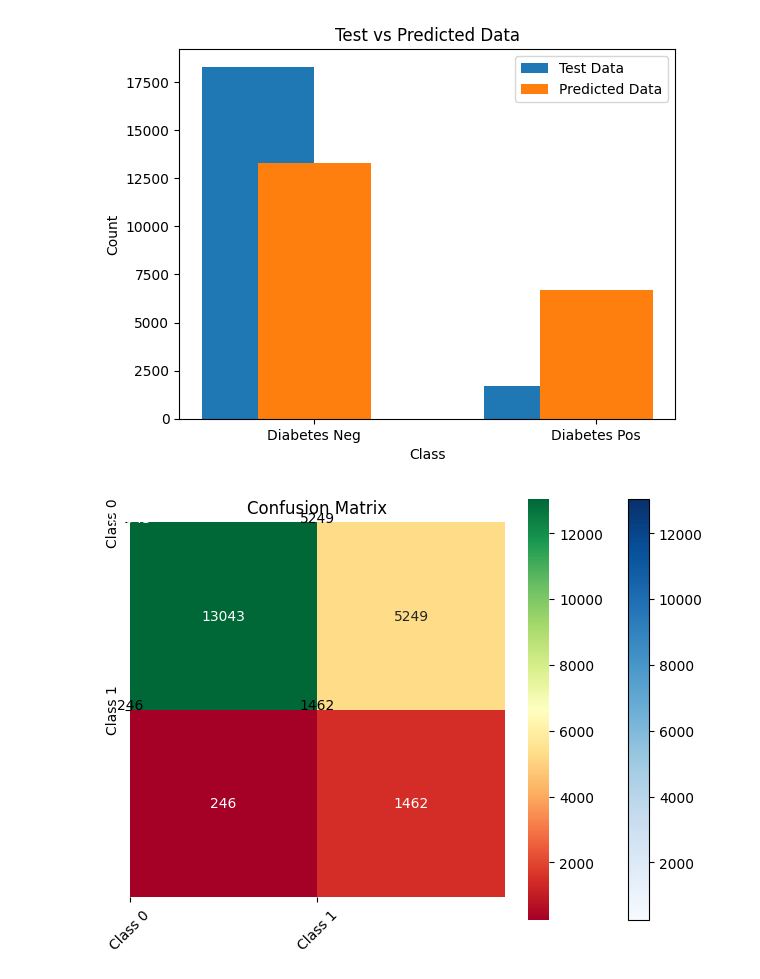
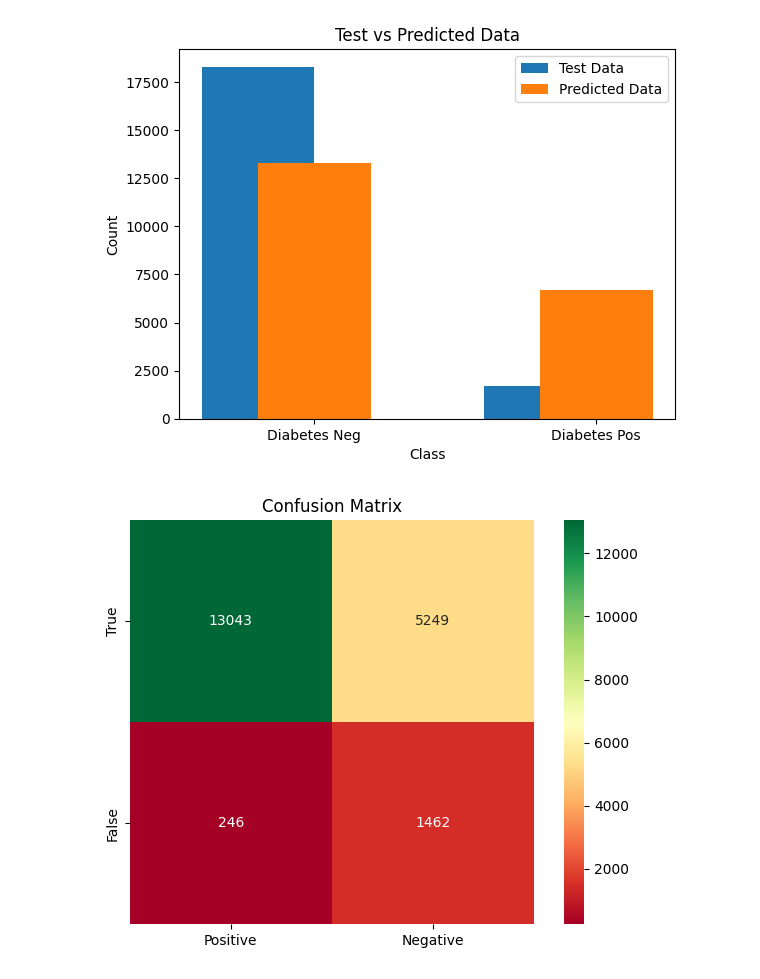
Before and after one commit to nataliea30/DiabetesML, a Jupyter notebook: Keras Attempt.ipynb, the cells around one changed output. Cells and saved outputs as stored; diff of their text form; code cells hidden in the pictures.

Commit message:
PCA File done with colors

```diff
--- a/Keras Attempt.ipynb
+++ b/Keras Attempt.ipynb
@@ -298,37 +293,24 @@ Test Accuracy: 0.7252500057220459
 # %%
 from sklearn.metrics import confusion_matrix
 
 
 # Compute the confusion matrix
 cm = confusion_matrix(y_test, predicted_classes)
 
 # Plot the confusion matrix as an image
 plt.imshow(cm, interpolation='nearest', cmap=plt.cm.Blues)
 
 # Add colorbar
-plt.colorbar()
 
 # Add labels, title, and ticks
-classes = ['Class 0', 'Class 1']  # Replace with your class labels
 plt.xlabel('Predicted labels')
 plt.ylabel('True labels')
 plt.title('Confusion Matrix')
 sns.heatmap(cm, annot=True, fmt='d', cmap='RdYlGn', xticklabels=['Positive', 'Negative'], yticklabels=['True', 'False'])
 
-tick_marks = np.arange(len(classes))
-plt.xticks(tick_marks, classes, rotation=45)
-plt.yticks(tick_marks, classes)
-
-# Add text annotations
-thresh = cm.max() / 2.0
-for i in range(cm.shape[0]):
-    for j in range(cm.shape[1]):
-        plt.text(j, i, format(cm[i, j], 'd'),
-                 horizontalalignment="center",
-                 color="white" if cm[i, j] > thresh else "black")
 
 # Display the plot
 plt.tight_layout()
 plt.show()
 # %% [output]
-[figure, old version]
+[figure, new version]
```
Also changed, not shown: parts of 2 cells of this notebook, 1 other file.
